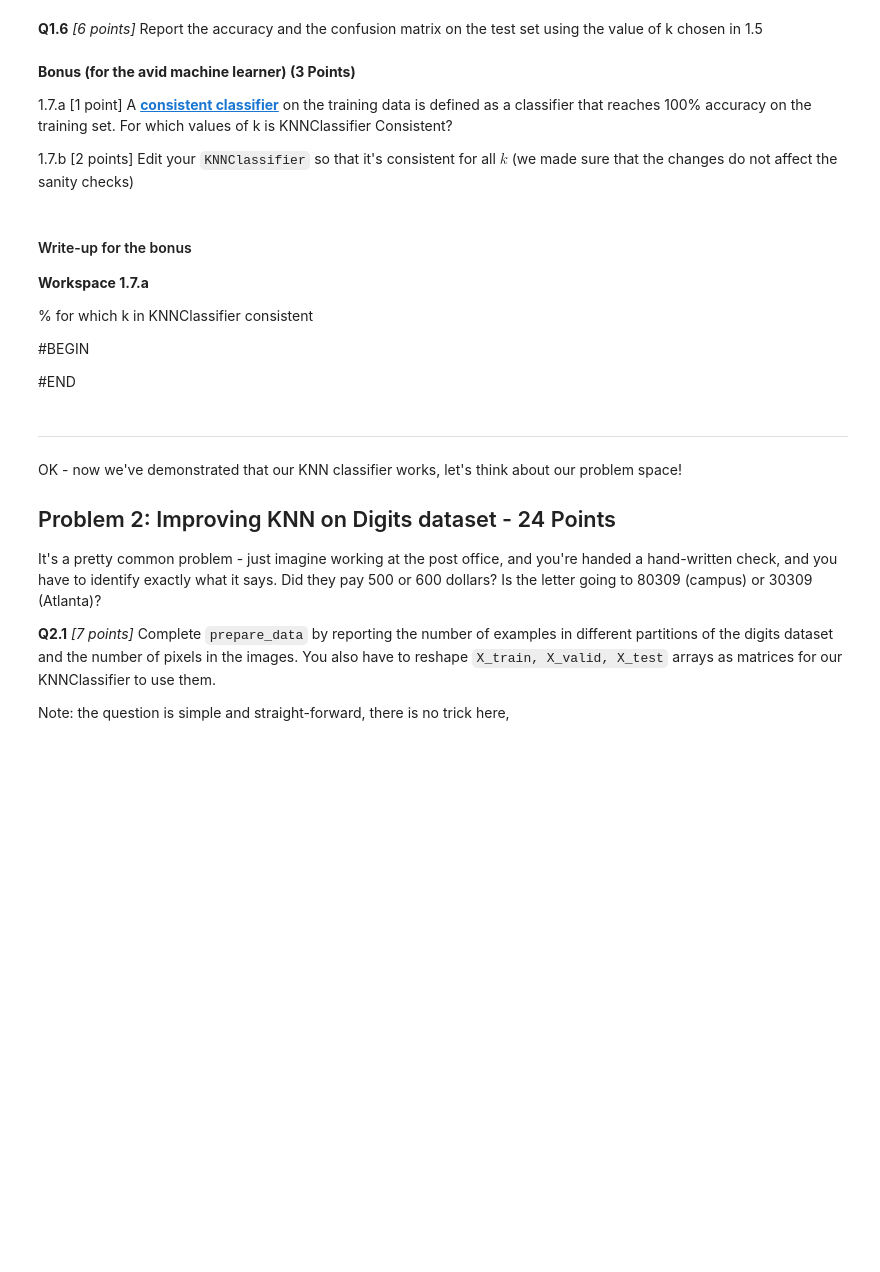
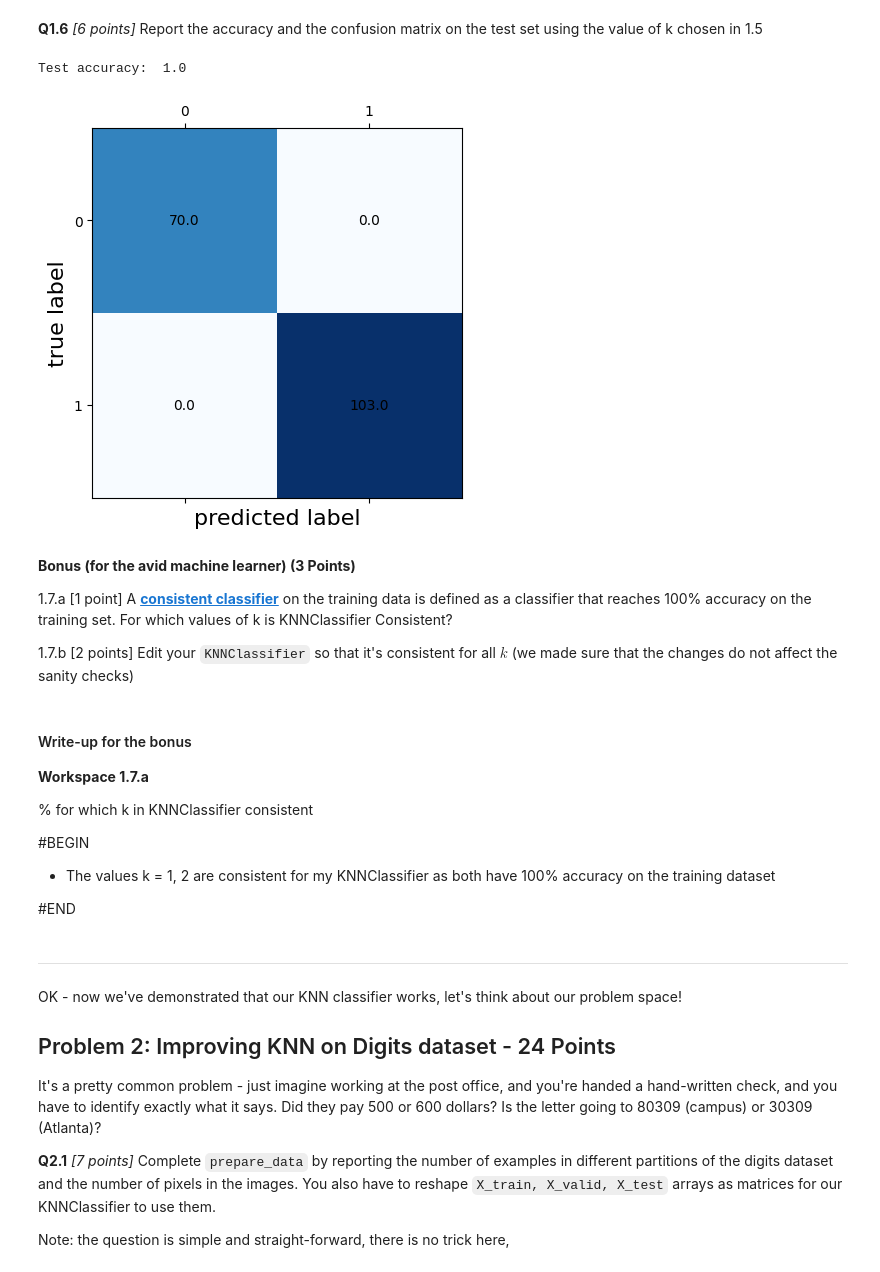
Before and after one commit to eth4n-e/csci-4622-machine-learning-repo, a Jupyter notebook: problem-sets/HW1_Base_25Fall/HW1_Base_25Fall.ipynb, the cells around one changed output. Cells and saved outputs as stored; diff of their text form; code cells hidden in the pictures; blank space fills up the shorter version.

```diff
--- a/problem-sets/HW1_Base_25Fall/HW1_Base_25Fall.ipynb
+++ b/problem-sets/HW1_Base_25Fall/HW1_Base_25Fall.ipynb
@@ -370,10 +430,17 @@ plt.show()
 # %%
 # Workspace 1.6
 # TODO: compute and print the accuracy on the test set using k from 1.5
 # inc best_k = None
 #BEGIN
-
+best_k = 1
+knn_test = KNNClassifier(best_k).fit(binary_data.X_test, binary_data.y_test)
+test_accuracy = knn_test.accuracy(binary_data.X_test, binary_data.y_test)
+print("Test accuracy: ", test_accuracy)
+helpers.display_confusion(knn_test.confusion_matrix(binary_data.X_test, binary_data.y_test))
 #END
+# %% [output]
+Test accuracy:  1.0
+[figure, added]
 # %% [markdown]
 **Bonus (for the avid machine learner) (3 Points)**
 
@@ -389,6 +456,8 @@ on the training data is defined as a classifier that reaches 100% accuracy on th
 
 #BEGIN
 
+- The values k = 1, 2 are consistent for my KNNClassifier as both have 100% accuracy on the training dataset
+
 #END
 # %% [markdown]
 ***
```
Also changed, not shown: parts of 18 cells of this notebook, 7 other files.
